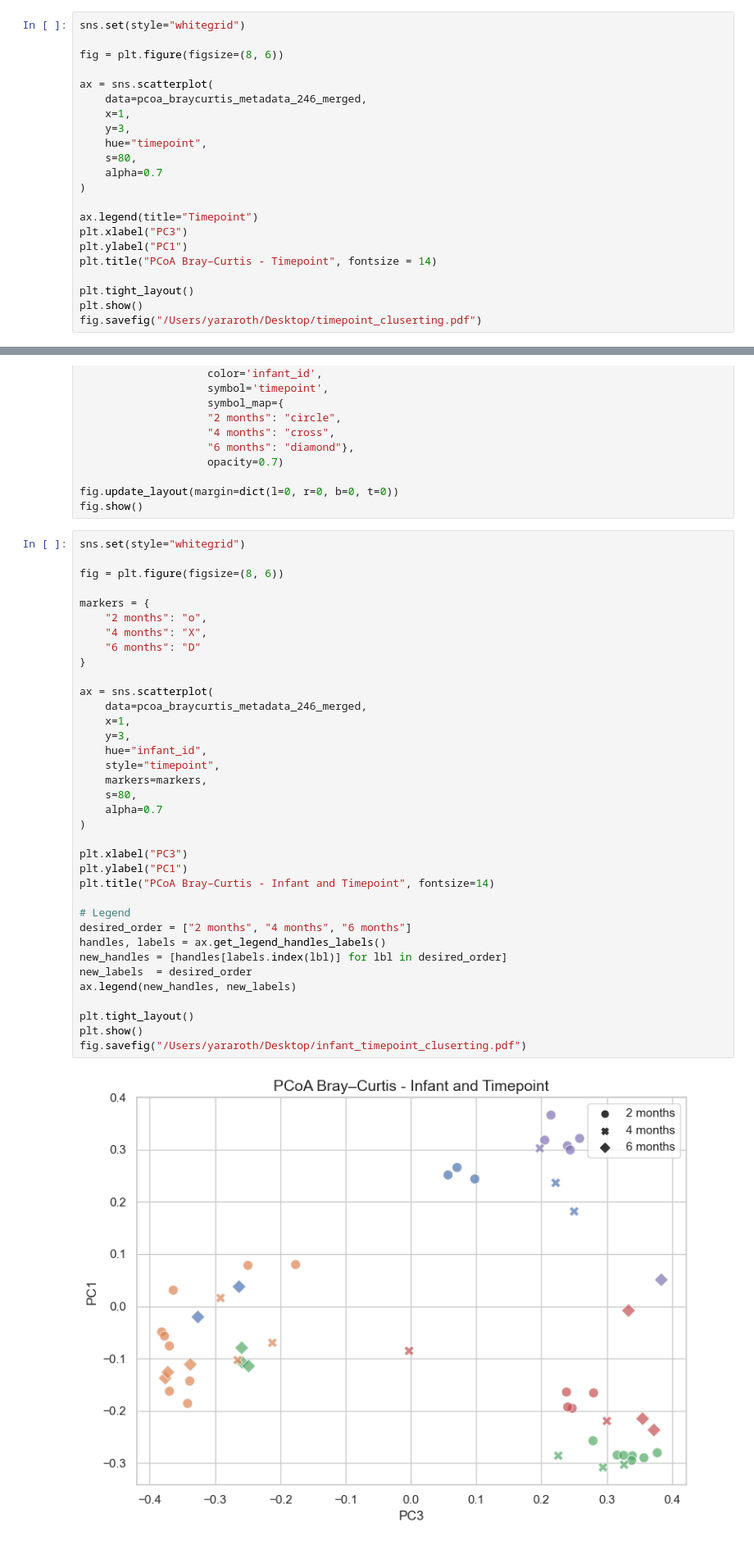
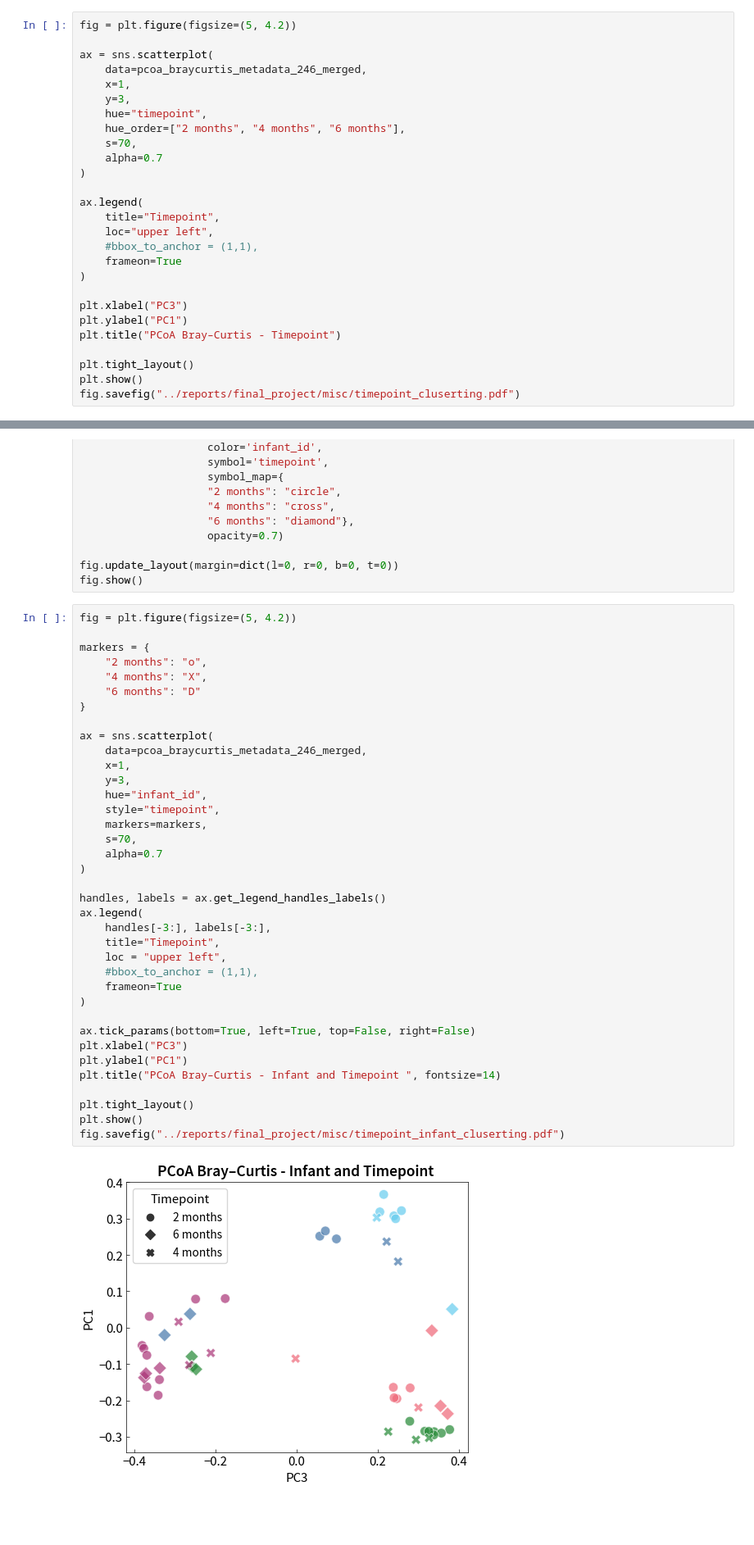
Before and after one commit to Emelie23/microbEvolve2, a Jupyter notebook: archive/pcoa_visualization.ipynb, the cells around one changed output, grey strips where cells are left out. Shown at 82% size. Drawn from its saved outputs; the diff is of its cells as text; blank space fills up the shorter version.

```diff
--- a/archive/pcoa_visualization.ipynb
+++ b/archive/pcoa_visualization.ipynb
@@ -169,25 +166,30 @@ fig = px.scatter_3d(pcoa_braycurtis_metadata_246_merged,
 fig.update_layout(margin=dict(l=0, r=0, b=0, t=0))
 fig.show()
 # %%
-sns.set(style="whitegrid")
-
-fig = plt.figure(figsize=(8, 6))
+fig = plt.figure(figsize=(5, 4.2))
 
 ax = sns.scatterplot(
     data=pcoa_braycurtis_metadata_246_merged,
     x=1,
     y=3,
     hue="timepoint",
-    s=80,
+    hue_order=["2 months", "4 months", "6 months"],
+    s=70,
     alpha=0.7
 )
 
-ax.legend(title="Timepoint")
+ax.legend(
+    title="Timepoint",
+    loc="upper left",
+    #bbox_to_anchor = (1,1),
+    frameon=True
+)
+
 plt.xlabel("PC3")
 plt.ylabel("PC1")
-plt.title("PCoA Bray–Curtis - Timepoint", fontsize = 14)
+plt.title("PCoA Bray–Curtis - Timepoint")
 
 plt.tight_layout()
 plt.show()
-fig.savefig("/Users/yararoth/Desktop/timepoint_cluserting.pdf")
+fig.savefig("../reports/final_project/misc/timepoint_cluserting.pdf")
 # %% [output]
@@ -210,40 +212,41 @@ fig = px.scatter_3d(pcoa_braycurtis_metadata_246_merged,
 fig.update_layout(margin=dict(l=0, r=0, b=0, t=0))
 fig.show()
 # %%
-sns.set(style="whitegrid")
-
-fig = plt.figure(figsize=(8, 6))
+fig = plt.figure(figsize=(5, 4.2))
 
 markers = {
     "2 months": "o",
     "4 months": "X",
     "6 months": "D"
 }
 
 ax = sns.scatterplot(
     data=pcoa_braycurtis_metadata_246_merged,
     x=1,
     y=3,
     hue="infant_id",
     style="timepoint",
     markers=markers,
-    s=80,
+    s=70,
     alpha=0.7
 )
 
+handles, labels = ax.get_legend_handles_labels()
+ax.legend(
+    handles[-3:], labels[-3:],
+    title="Timepoint",
+    loc = "upper left",
+    #bbox_to_anchor = (1,1),
+    frameon=True
+)
+
+ax.tick_params(bottom=True, left=True, top=False, right=False)
 plt.xlabel("PC3")
 plt.ylabel("PC1")
-plt.title("PCoA Bray–Curtis - Infant and Timepoint", fontsize=14)
-
-# Legend
-desired_order = ["2 months", "4 months", "6 months"]
-handles, labels = ax.get_legend_handles_labels()
-new_handles = [handles[labels.index(lbl)] for lbl in desired_order]
-new_labels  = desired_order
-ax.legend(new_handles, new_labels)
+plt.title("PCoA Bray–Curtis - Infant and Timepoint ", fontsize=14)
 
 plt.tight_layout()
 plt.show()
-fig.savefig("/Users/yararoth/Desktop/infant_timepoint_cluserting.pdf")
+fig.savefig("../reports/final_project/misc/timepoint_infant_cluserting.pdf")
 # %% [output]
-[figure, old version]
+[figure, new version]
```
Also changed, not shown: parts of 7 cells of this notebook.
